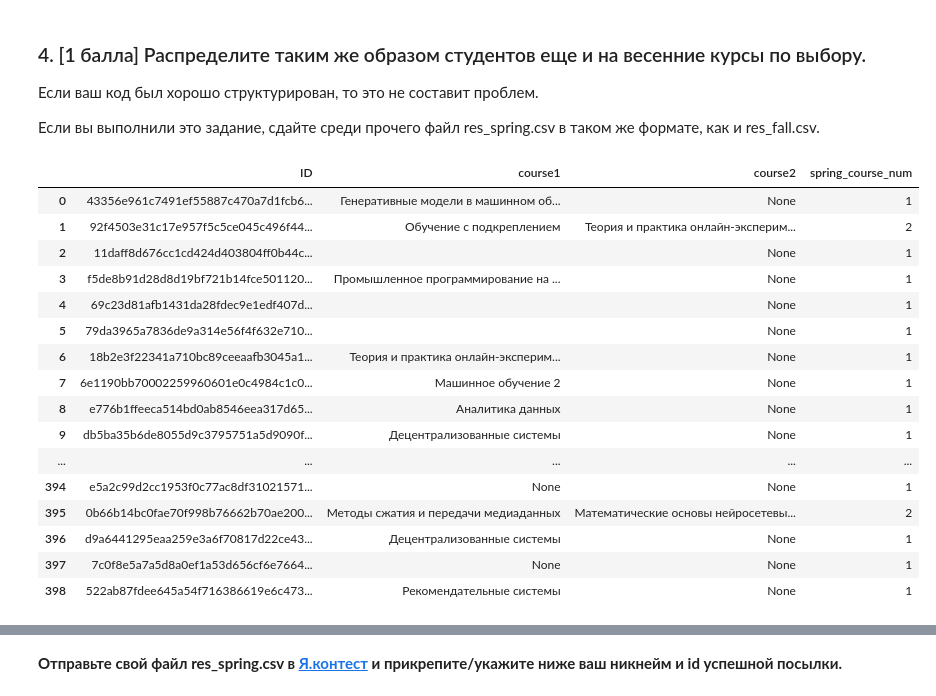
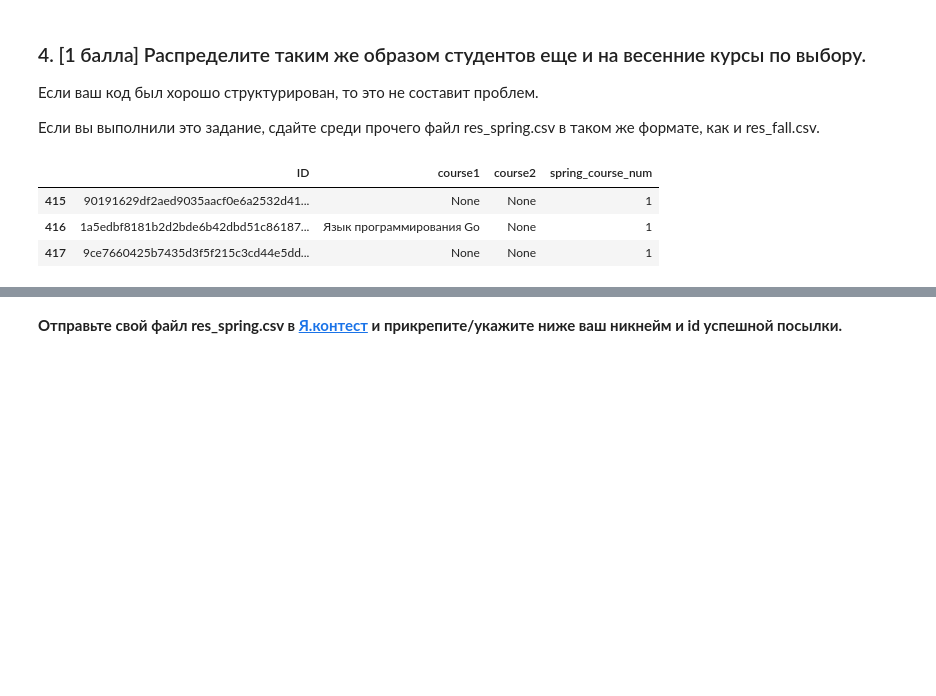
Before and after one commit to valleY-ku/pandas_ml, a Jupyter notebook: homework_practice_01_pandas_Кузменок.ipynb, the cells around one changed output, grey strips where cells are left out. Cells and saved outputs as stored; diff of their text form; code cells hidden in the pictures; blank space fills up the shorter version.

```diff
--- a/homework_practice_01_pandas_Кузменок.ipynb
+++ b/homework_practice_01_pandas_Кузменок.ipynb
@@ -946,25 +905,12 @@ def itog_c1(result):
   return final
 # %%
 spring_res= itog_c1(result=spring1_result)
-spring_res
+spring_res.tail(3)
 # %% [output]
 |  | ID | course1 | course2 | spring_course_num |
-| 0 | 43356e961c7491ef55887c470a7d1fcb6... | Генеративные модели в машинном об... | None | 1 |
-| 1 | 92f4503e31c17e957f5c5ce045c496f44... | Обучение с подкреплением | Теория и практика онлайн-эксперим... | 2 |
-| 2 | 11daff8d676cc1cd424d403804ff0b44c... |  | None | 1 |
-| 3 | f5de8b91d28d8d19bf721b14fce501120... | Промышленное программирование на ... | None | 1 |
-| 4 | 69c23d81afb1431da28fdec9e1edf407d... |  | None | 1 |
-| 5 | 79da3965a7836de9a314e56f4f632e710... |  | None | 1 |
-| 6 | 18b2e3f22341a710bc89ceeaafb3045a1... | Теория и практика онлайн-эксперим... | None | 1 |
-| 7 | 6e1190bb70002259960601e0c4984c1c0... | Машинное обучение 2 | None | 1 |
-| 8 | e776b1ffeeca514bd0ab8546eea317d65... | Аналитика данных | None | 1 |
-| 9 | db5ba35b6de8055d9c3795751a5d9090f... | Децентрализованные системы | None | 1 |
-| ... | ... | ... | ... | ... |
-| 394 | e5a2c99d2cc1953f0c77ac8df31021571... | None | None | 1 |
-| 395 | 0b66b14bc0fae70f998b76662b70ae200... | Методы сжатия и передачи медиаданных | Математические основы нейросетевы... | 2 |
-| 396 | d9a6441295eaa259e3a6f70817d22ce43... | Децентрализованные системы | None | 1 |
-| 397 | 7c0f8e5a7a5d8a0ef1a53d656cf6e7664... | None | None | 1 |
-| 398 | 522ab87fdee645a54f716386619e6c473... | Рекомендательные системы | None | 1 |
+| 415 | 90191629df2aed9035aacf0e6a2532d41... | None | None | 1 |
+| 416 | 1a5edbf8181b2d2bde6b42dbd51c86187... | Язык программирования Go | None | 1 |
+| 417 | 9ce7660425b7435d3f5f215c3cd44e5dd... | None | None | 1 |
 # %%
 second_wave = df[['id', 'spring_2', 'spring_3', 'percentile', 'nums_course']]
 spring2_result = second_wave.sort_values('percentile')
```
Also changed, not shown: parts of 7 cells of this notebook.
